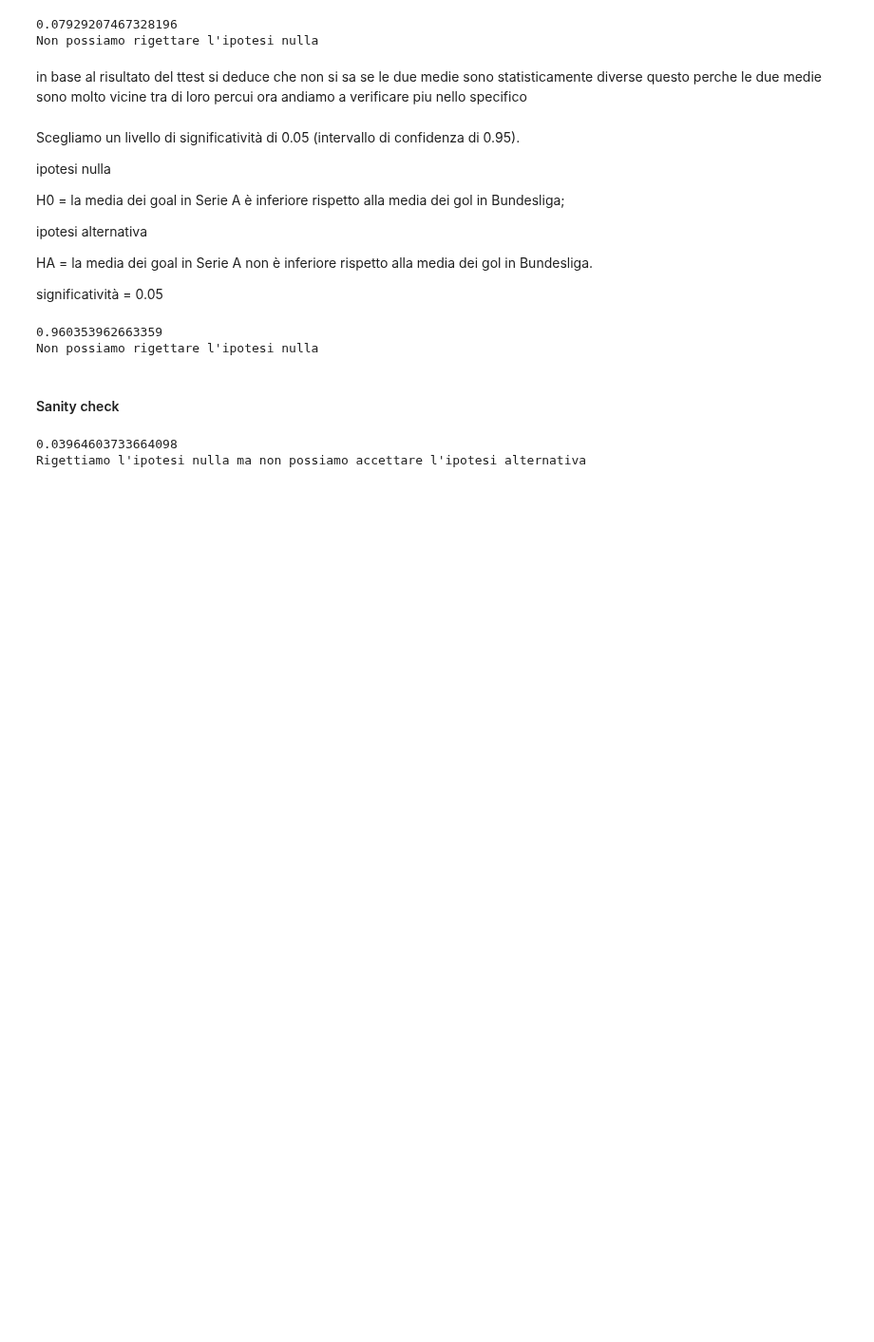
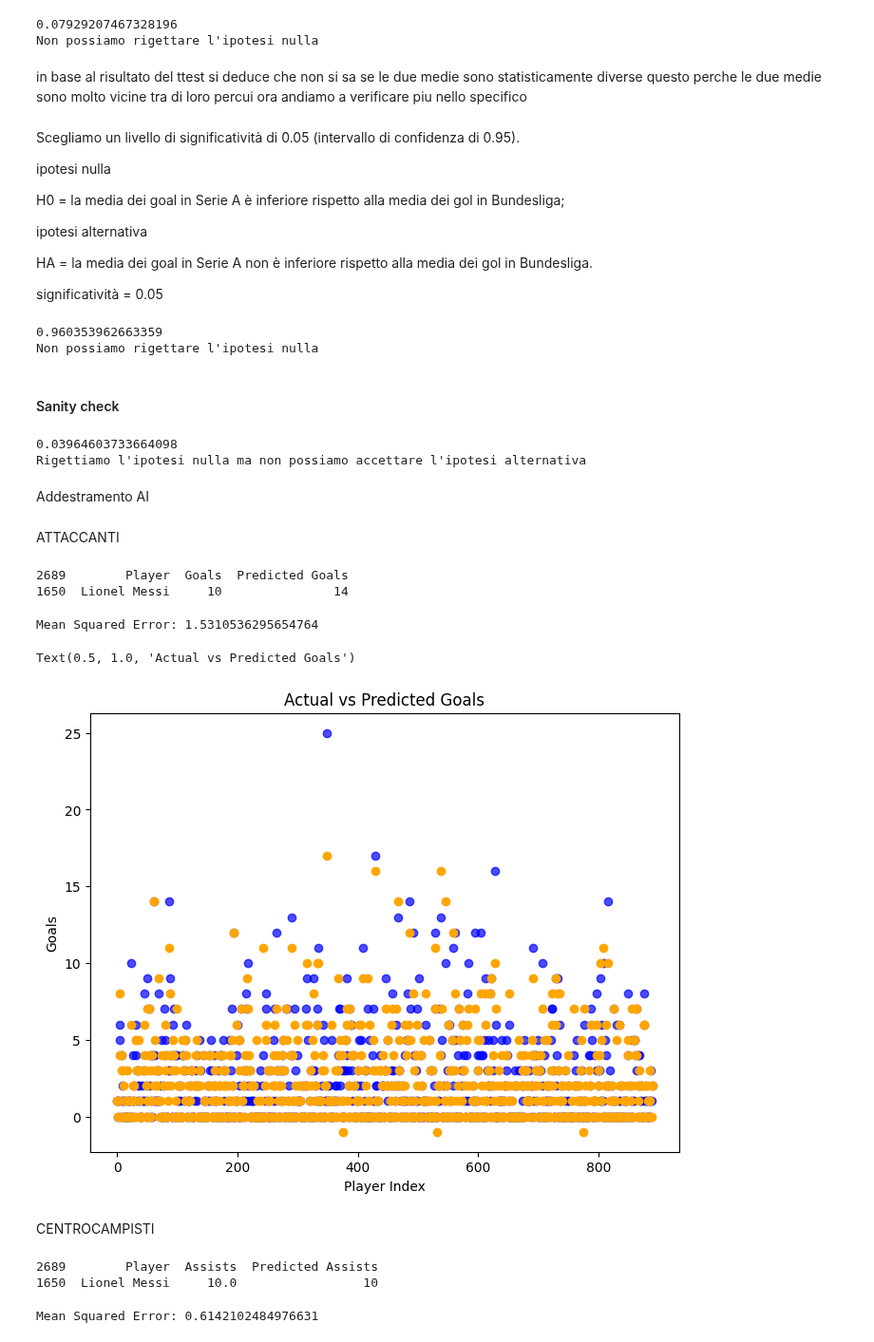
Before and after one commit to Mammew/proj_IDS, a Jupyter notebook: notebook.ipynb, the cells around one changed output. Shown at 95% size. Cells and saved outputs as stored; diff of their text form; code cells hidden in the pictures; blank space fills up the shorter version.

Commit message:
predict goals for strikers and assists for midfielders

```diff
--- a/notebook.ipynb
+++ b/notebook.ipynb
@@ -357,3 +358,61 @@ elif p_value < 0.05:
 # %% [output]
 0.03964603733664098
 Rigettiamo l'ipotesi nulla ma non possiamo accettare l'ipotesi alternativa
+# %% [markdown]
+Addestramento AI
+# %% [markdown]
+ATTACCANTI
+# %%
+position = ['FW', 'FWMF', 'MFFW', 'FWDF']
+forwards_data_train = dataset_22[dataset_22['Pos'].isin(position)]
+forwards_data_test = dataset_23[dataset_23['Pos'].isin(position)]
+
+features = ['Shots', 'SoT', 'SoT%', 'ShoDist', 'ShoPK', 'PasTotCmp', 'Assists', 'ScaSh', 'GCA', 'PKatt']
+target = 'Goals'
+
+X_train = forwards_data_train[features]
+y_train = forwards_data_train[target]
+
+X_test = forwards_data_test[features]
+y_test = forwards_data_test[target]
+
+striker_pridction = LinearRegression()
+striker_pridction.fit(X_train, y_train)
+
+y_pred = striker_pridction.predict(X_test)
+y_pred_rounded = np.round(y_pred).astype(int)
+# %%
+comparison_df = forwards_data_test[['Player', 'Goals']].copy()
+comparison_df['Predicted Goals'] = y_pred_rounded
+
+# Visualizzare il confronto
+#print(comparison_df)
+
+# Esempio: filtrare un giocatore specifico
+player_name = "Lionel Messi"  # Sostituisci con il nome del giocatore
+player_comparison = comparison_df[comparison_df['Player'] == player_name]
+print(player_comparison)
+# %% [output]
+2689        Player  Goals  Predicted Goals
+1650  Lionel Messi     10               14
+# %%
+mse = mean_squared_error(y_test, y_pred)
+print("Mean Squared Error:", mse)
+# %% [output]
+Mean Squared Error: 1.5310536295654764
+# %%
+plt.figure(figsize=(8, 6))
+plt.scatter(range(len(y_test)), y_test, color='blue', label='Actual Goals', alpha=0.7)
+
+# Gol predetti (y) in arancione
+plt.scatter(range(len(y_pred_rounded)), y_pred_rounded, color='orange', label='Predicted Goals')
+
+# Etichette e titolo
+plt.xlabel('Player Index')
+plt.ylabel('Goals')
+plt.title('Actual vs Predicted Goals')
+# %% [output]
+Text(0.5, 1.0, 'Actual vs Predicted Goals')
+[figure, added]
+# %% [markdown]
+CENTROCAMPISTI
@@ -359,0 +438,19 @@ Rigettiamo l'ipotesi nulla ma non possiamo accettare l'ipotesi alternativa
+# %%
+comparison_df = forwards_data_test[['Player', 'Assists']].copy()
+comparison_df['Predicted Assists'] = y_pred_rounded
+
+# Visualizzare il confronto
+#print(comparison_df)
+
+# Esempio: filtrare un giocatore specifico
+player_name = "Lionel Messi"  # Sostituisci con il nome del giocatore
+player_comparison = comparison_df[comparison_df['Player'] == player_name]
+print(player_comparison)
+# %% [output]
+2689        Player  Assists  Predicted Assists
+1650  Lionel Messi     10.0                 10
+# %%
+mse = mean_squared_error(y_test, y_pred)
+print("Mean Squared Error:", mse)
+# %% [output]
+Mean Squared Error: 0.6142102484976631
```
Also changed, not shown: parts of 3 cells of this notebook.
